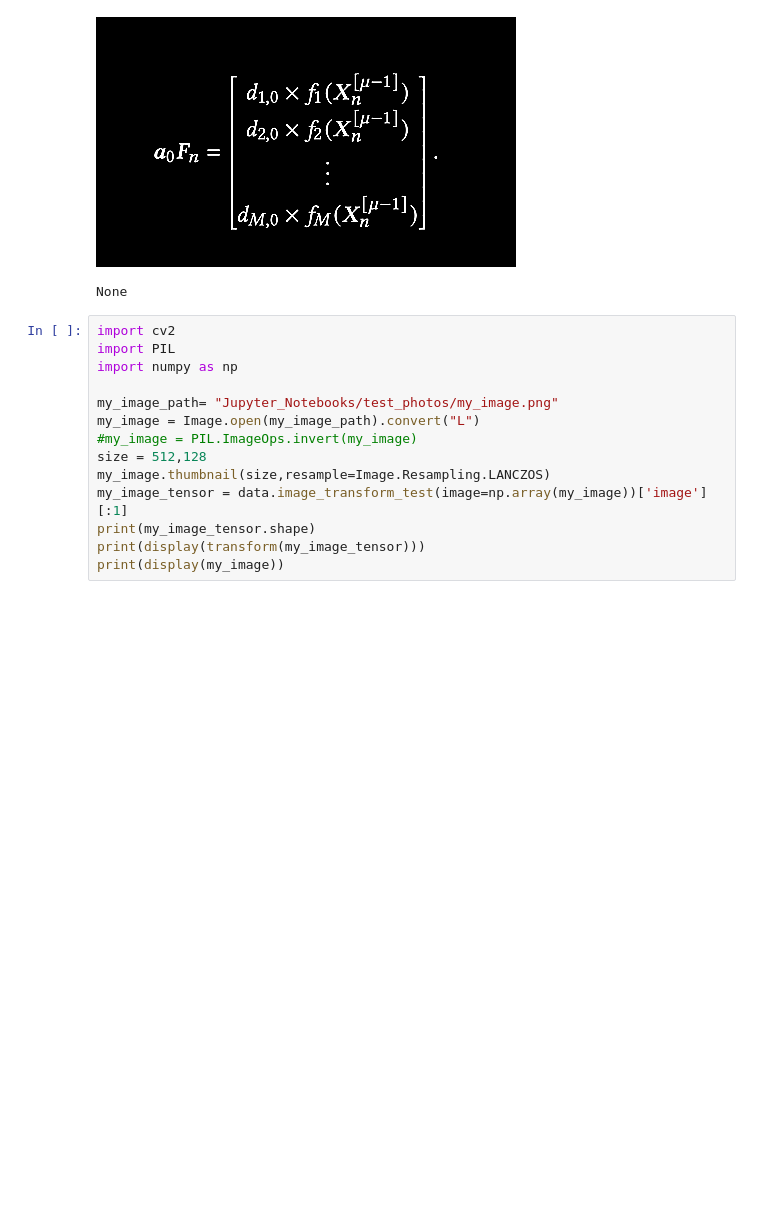
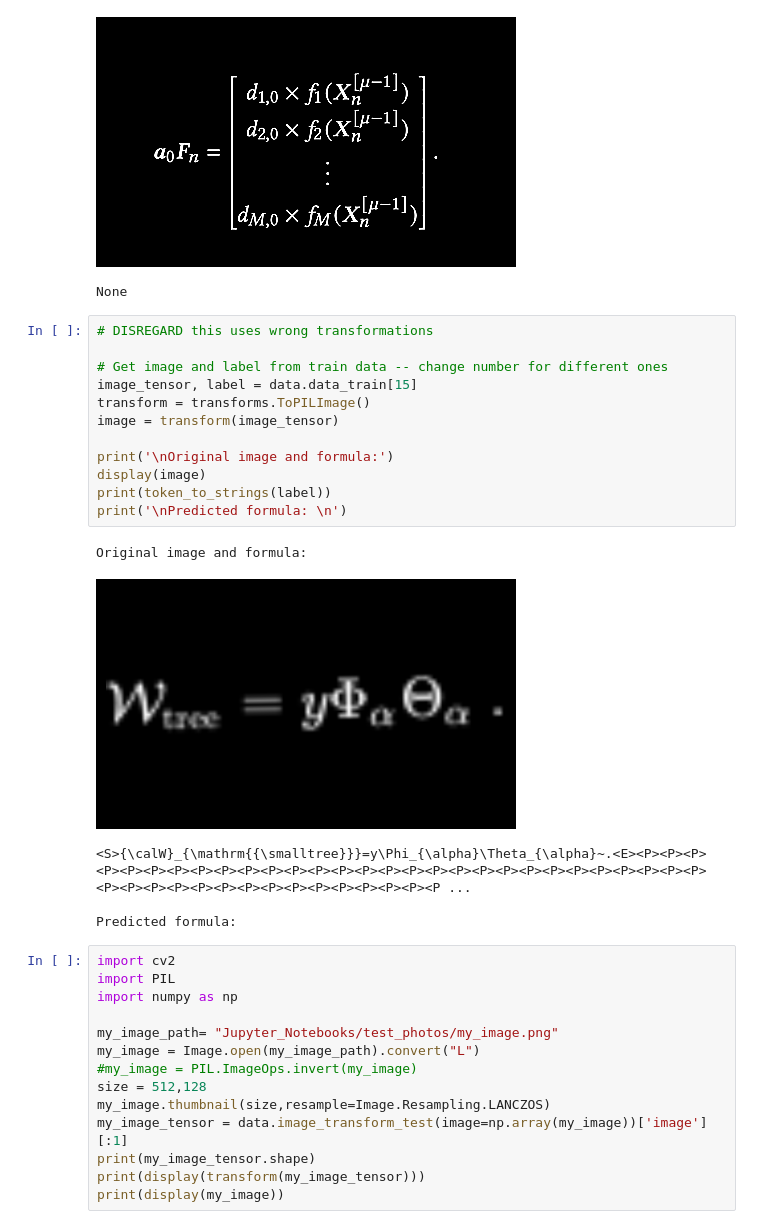
Before and after one commit to gmarus777/image-to-tex-OCR, a Jupyter notebook: Jupyter_Notebooks/LOCAL Printed Tex documentation.ipynb, the cells around one changed output. Cells and saved outputs as stored; diff of their text form; blank space fills up the shorter version.

Commit message:
fixed image transforms

```diff
--- a/Jupyter_Notebooks/LOCAL Printed Tex documentation.ipynb
+++ b/Jupyter_Notebooks/LOCAL Printed Tex documentation.ipynb
@@ -246,6 +246,24 @@ print(display(transform(my_image_tensor)))
 torch.Size([1, 250, 420])
 [figure]
 None
+# %%
+# DISREGARD this uses wrong transformations
+
+# Get image and label from train data -- change number for different ones
+image_tensor, label = data.data_train[15]
+transform = transforms.ToPILImage()
+image = transform(image_tensor)
+
+print('\nOriginal image and formula:')
+display(image)
+print(token_to_strings(label))
+print('\nPredicted formula: \n')
+# %% [output]
+Original image and formula:
+[figure, added]
+<S>{\calW}_{\mathrm{{\smalltree}}}=y\Phi_{\alpha}\Theta_{\alpha}~.<E><P><P><P><P><P><P><P><P><P><P><P><P><P><P><P><P><P><P><P><P><P><P><P><P><P><P><P><P><P><P><P><P><P><P><P><P><P><P><P><P><P><P><P><P ...
+
+Predicted formula:
 # %%
 import cv2
 import PIL
```
Also changed, not shown: 1 other file.
